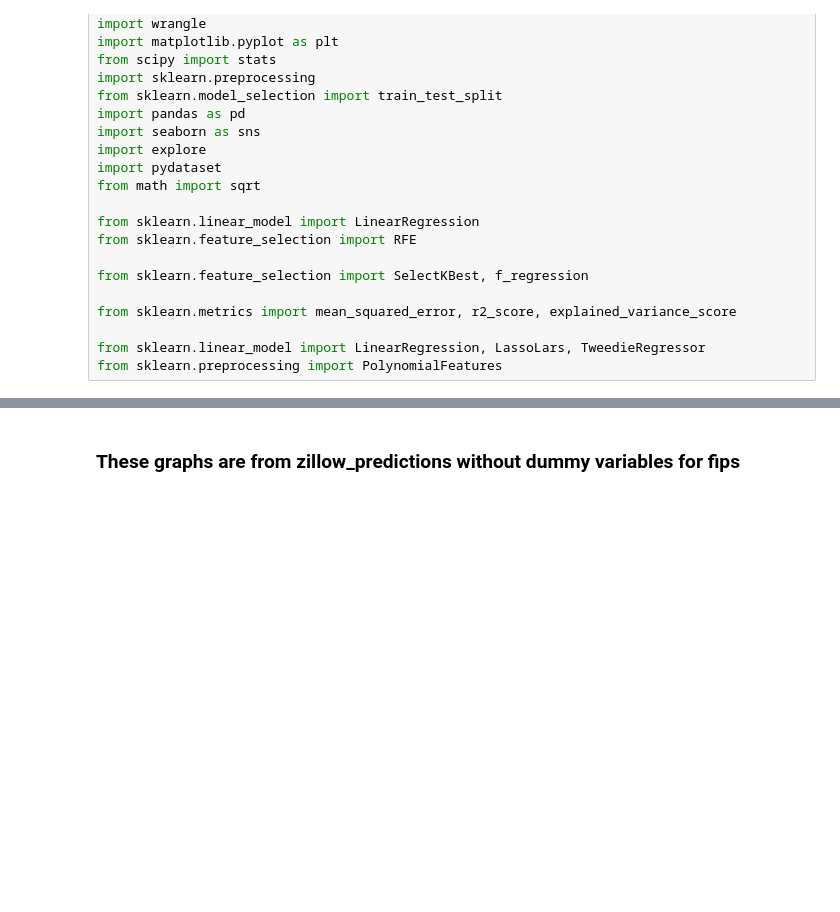
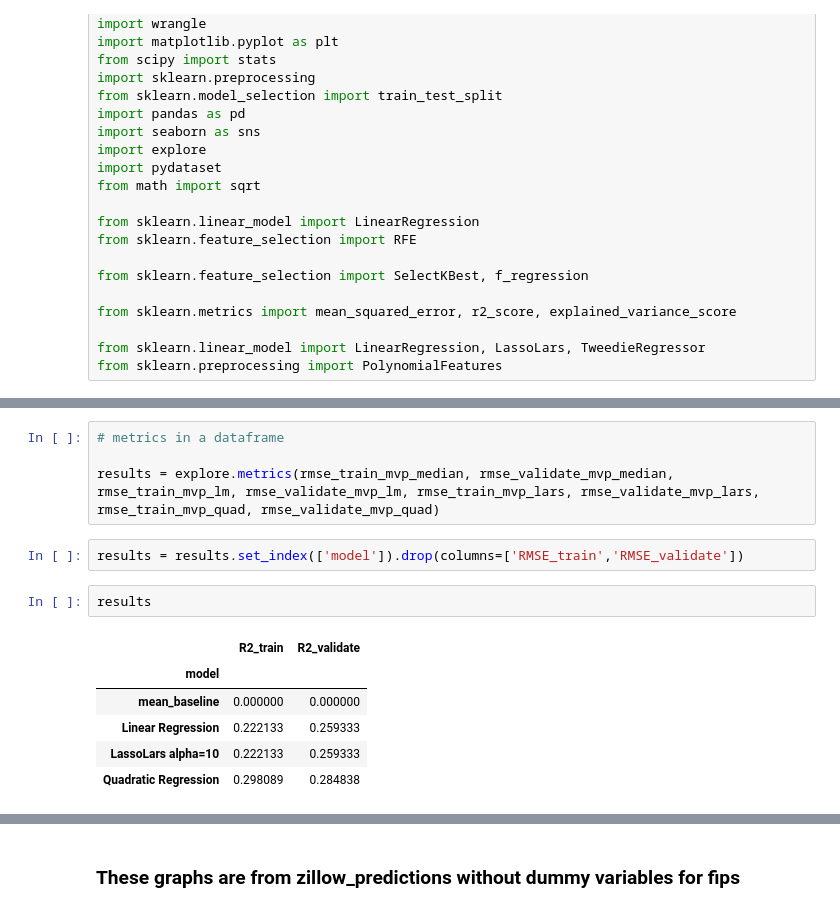
Before and after one commit to Alfred-W-S-Pirovits-Jr/regression-project, a Jupyter notebook: final_project.ipynb, the cells around one changed output, grey strips where cells are left out. Cells and saved outputs as stored; diff of their text form; blank space fills up the shorter version.

```diff
--- a/final_project.ipynb
+++ b/final_project.ipynb
@@ -69,0 +146,15 @@ explore.plot_variable_pairs(train)
+# %%
+# metrics in a dataframe
+
+results = explore.metrics(rmse_train_mvp_median, rmse_validate_mvp_median, rmse_train_mvp_lm, rmse_validate_mvp_lm, rmse_train_mvp_lars, rmse_validate_mvp_lars, rmse_train_mvp_quad, rmse_validate_mvp_quad)
+# %%
+results = results.set_index(['model']).drop(columns=['RMSE_train','RMSE_validate'])
+# %%
+results
+# %% [output]
+|  | R2_train | R2_validate |
+| model |  |  |
+| mean_baseline | 0.000000 | 0.000000 |
+| Linear Regression | 0.222133 | 0.259333 |
+| LassoLars alpha=10 | 0.222133 | 0.259333 |
+| Quadratic Regression | 0.298089 | 0.284838 |
```
Also changed, not shown: parts of 41 cells of this notebook.
